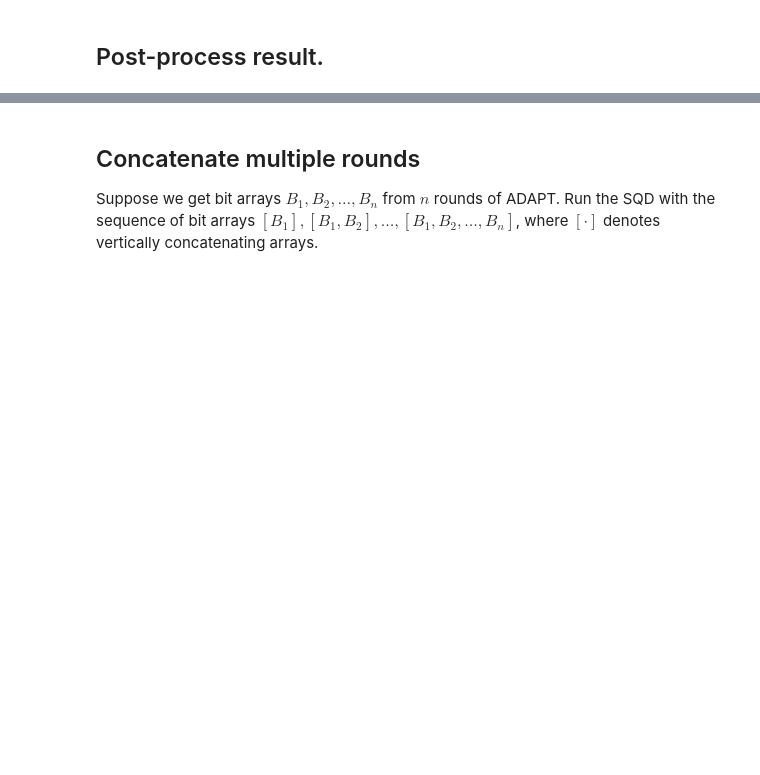
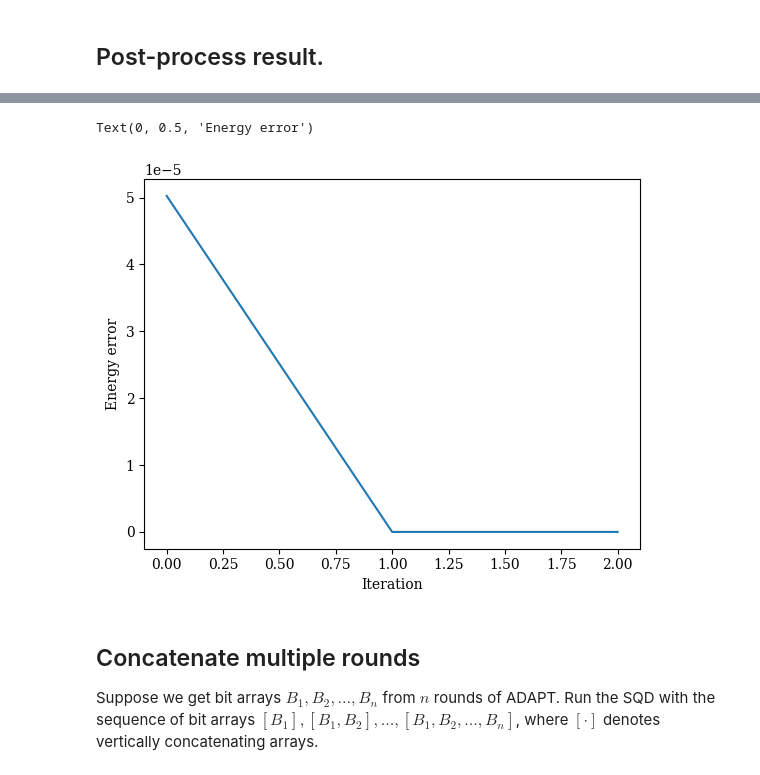
Before and after one commit to mafaldaramoa/ceo-adapt-vqe, a Jupyter notebook: examples/adapt_isqd_tn.ipynb, the cells around one changed output, grey strips where cells are left out. Saved outputs shown, nothing was run; the diff lists cells and outputs as text; code cells hidden in the pictures; blank space fills up the shorter version.

Commit message:
Solved the problem where the error is always the same. Error from SQD now decreases with Ansatz depth.

```diff
--- a/examples/adapt_isqd_tn.ipynb
+++ b/examples/adapt_isqd_tn.ipynb
@@ -369,3 +396,11 @@ print(errors)
+# %%
+fig, ax = plt.subplots()
+ax.plot(errors)
+ax.set_xlabel("Iteration")
+ax.set_ylabel("Energy error")
+# %% [output]
+Text(0, 0.5, 'Energy error')
+[figure, added]
 # %% [markdown]
 ## Concatenate multiple rounds
 
```
Also changed, not shown: parts of 15 cells of this notebook.
